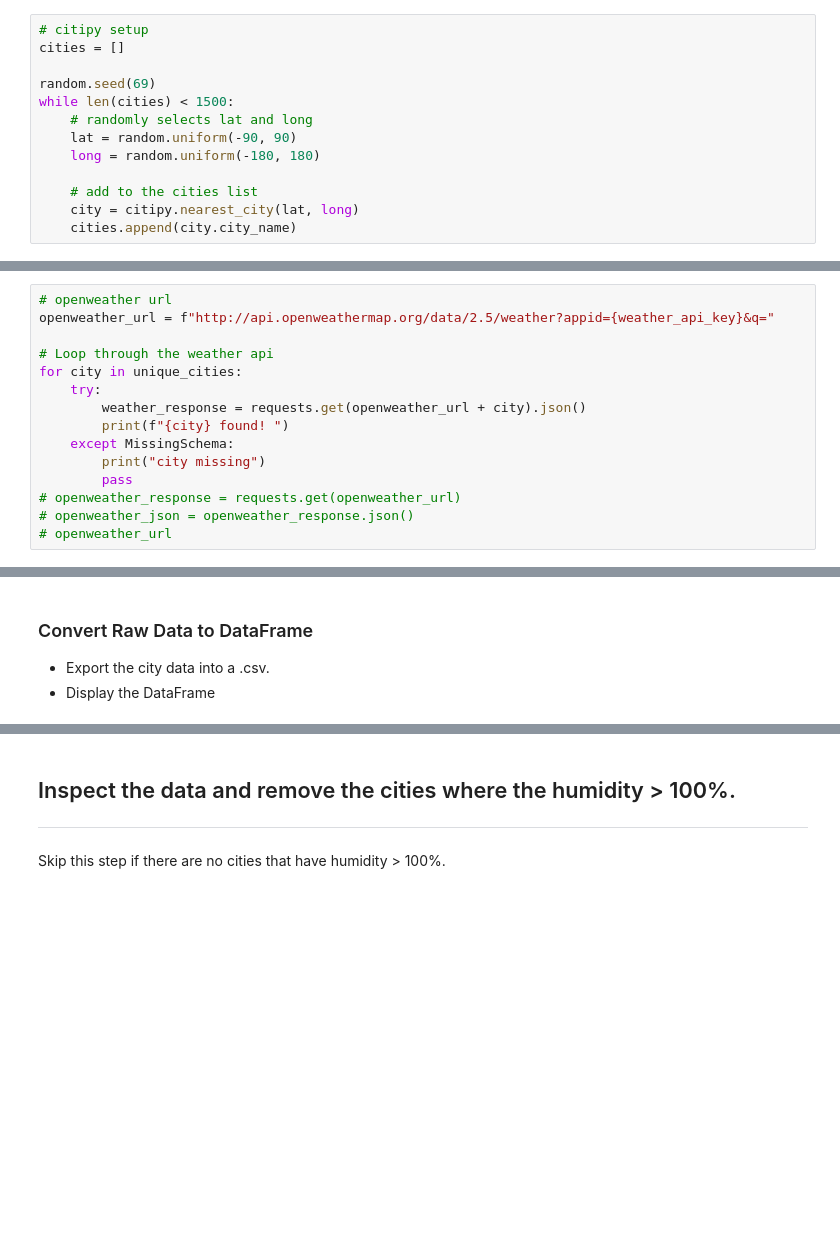
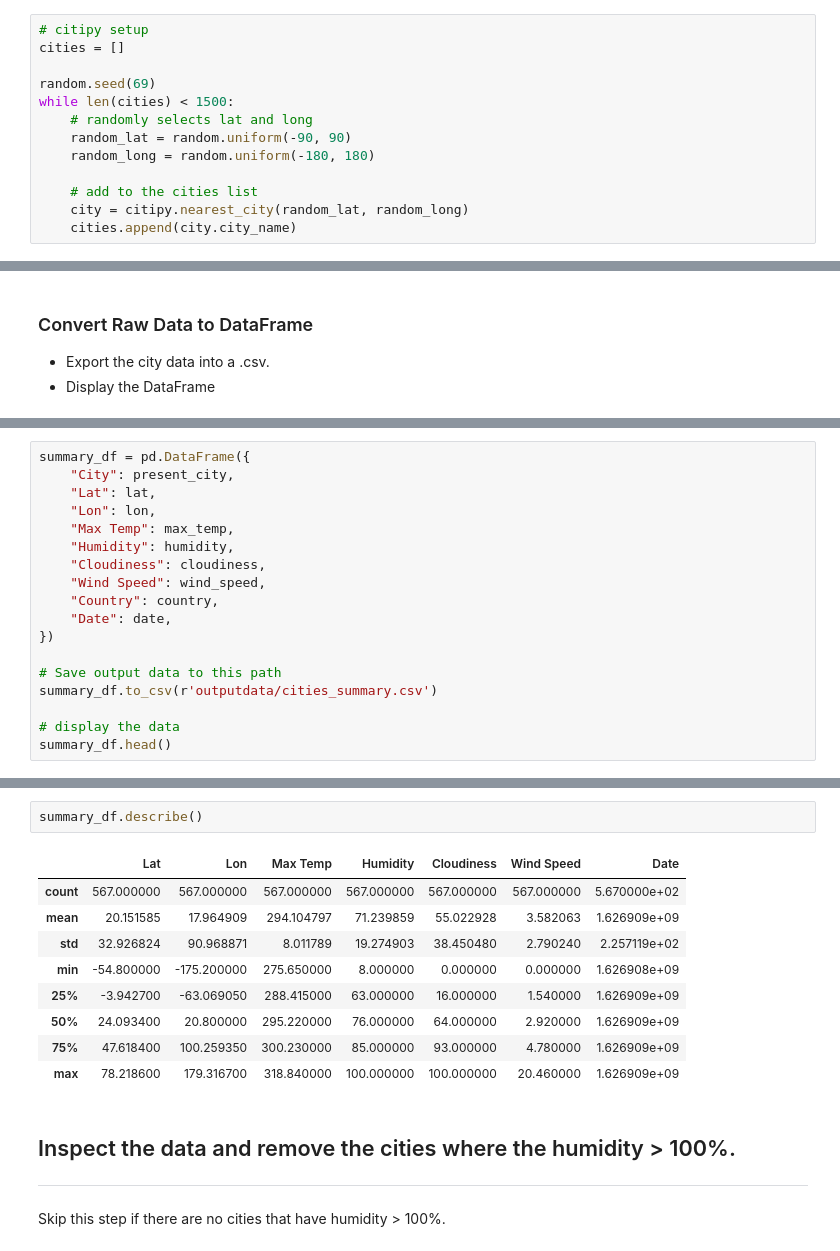
Before and after one commit to MrMrRPG/python_api_challenge, a Jupyter notebook: starter_code/WeatherPy.ipynb, the cells around one changed output, grey strips where cells are left out. Drawn from its saved outputs; the diff is of its cells as text; blank space fills up the shorter version.

```diff
--- a/starter_code/WeatherPy.ipynb
+++ b/starter_code/WeatherPy.ipynb
@@ -33,9 +33,9 @@ cities = []
 random.seed(69)
 while len(cities) < 1500:
     # randomly selects lat and long
-    lat = random.uniform(-90, 90)
-    long = random.uniform(-180, 180)
+    random_lat = random.uniform(-90, 90)
+    random_long = random.uniform(-180, 180)
 
     # add to the cities list
-    city = citipy.nearest_city(lat, long)
+    city = citipy.nearest_city(random_lat, random_long)
     cities.append(city.city_name)
@@ -55,18 +57,3 @@ num_unique_cities = len(unique_cities)
 num_unique_cities
 # %% [output]
 616
-# %%
-# openweather url
-openweather_url = f"http://api.openweathermap.org/data/2.5/weather?appid={weather_api_key}&q="
-
-# Loop through the weather api
-for city in unique_cities:
-    try:
-        weather_response = requests.get(openweather_url + city).json()
-        print(f"{city} found! ")
-    except MissingSchema:
-        print("city missing")
-        pass
-# openweather_response = requests.get(openweather_url)
-# openweather_json = openweather_response.json()
-# openweather_url
@@ -141,0 +118,18 @@ Data Retrieval Complete
+# %%
+summary_df = pd.DataFrame({
+    "City": present_city,
+    "Lat": lat,
+    "Lon": lon,
+    "Max Temp": max_temp,
+    "Humidity": humidity,
+    "Cloudiness": cloudiness,
+    "Wind Speed": wind_speed,
+    "Country": country,
+    "Date": date,
+})
+
+# Save output data to this path
+summary_df.to_csv(r'outputdata/cities_summary.csv')
+
+# display the data
+summary_df.head()
@@ -142,3 +143,15 @@ Data Retrieval Complete
+# %%
+summary_df.describe()
+# %% [output]
+|  | Lat | Lon | Max Temp | Humidity | Cloudiness | Wind Speed | Date |
+| count | 567.000000 | 567.000000 | 567.000000 | 567.000000 | 567.000000 | 567.000000 | 5.670000e+02 |
+| mean | 20.151585 | 17.964909 | 294.104797 | 71.239859 | 55.022928 | 3.582063 | 1.626909e+09 |
+| std | 32.926824 | 90.968871 | 8.011789 | 19.274903 | 38.450480 | 2.790240 | 2.257119e+02 |
+| min | -54.800000 | -175.200000 | 275.650000 | 8.000000 | 0.000000 | 0.000000 | 1.626908e+09 |
+| 25% | -3.942700 | -63.069050 | 288.415000 | 63.000000 | 16.000000 | 1.540000 | 1.626909e+09 |
+| 50% | 24.093400 | 20.800000 | 295.220000 | 76.000000 | 64.000000 | 2.920000 | 1.626909e+09 |
+| 75% | 47.618400 | 100.259350 | 300.230000 | 85.000000 | 93.000000 | 4.780000 | 1.626909e+09 |
+| max | 78.218600 | 179.316700 | 318.840000 | 100.000000 | 100.000000 | 20.460000 | 1.626909e+09 |
 # %% [markdown]
 ## Inspect the data and remove the cities where the humidity > 100%.
 ----
```
Also changed, not shown: parts of 13 cells of this notebook, 2 other files.
